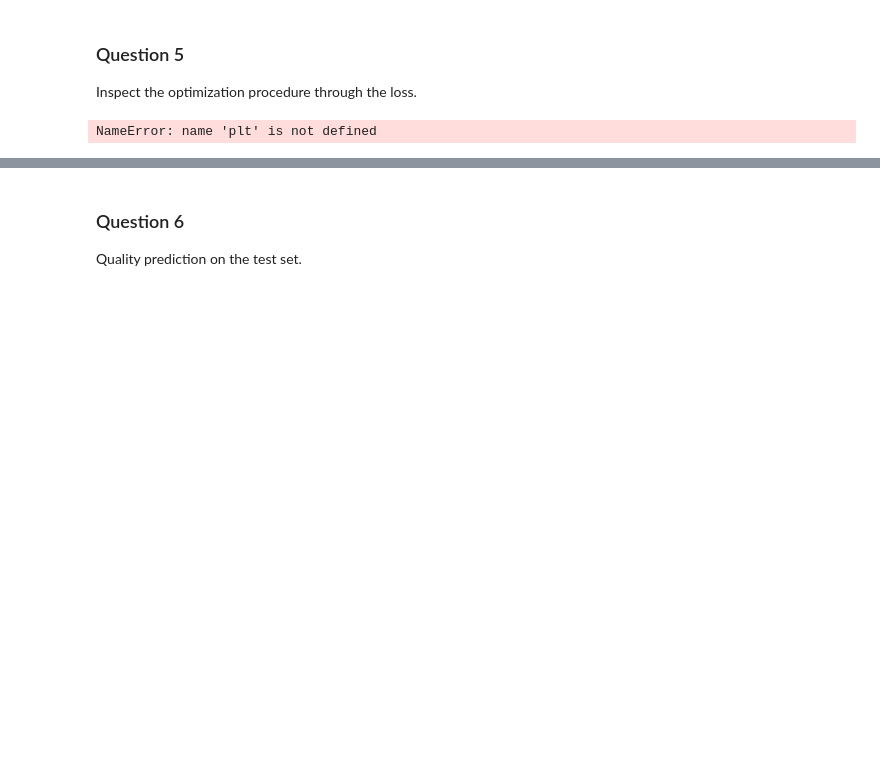
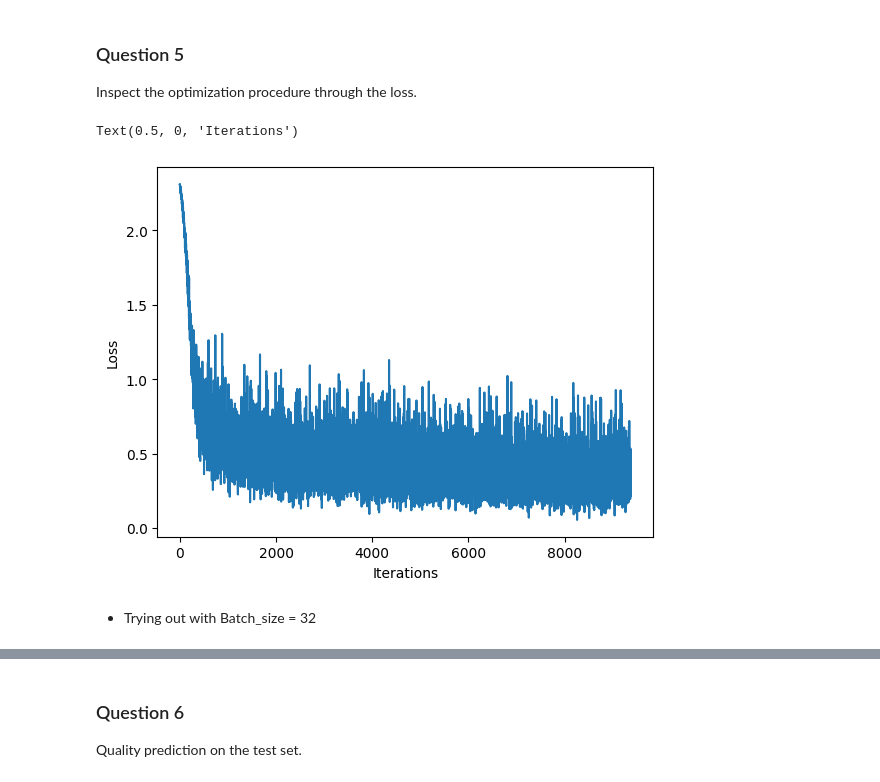
Before and after one commit to shreykharbanda31/Fundamentals-of-Machine-Learning-S24, a Jupyter notebook: tp_cnn_student_shrey.ipynb, the cells around one changed output, grey strips where cells are left out. Drawn from its saved outputs; the diff is of its cells as text; code cells hidden in the pictures; blank space fills up the shorter version.

```diff
--- a/tp_cnn_student_shrey.ipynb
+++ b/tp_cnn_student_shrey.ipynb
@@ -128,18 +107,21 @@ class ConvNet(nn.Module):
             #4 is the output channel so we have 4 kernels being learned
 
             # Defining a 2D convolution layer with a kernel of size 3; padding 1, and stride 1.
-            # to do
+            nn.Conv2d(in_channels=1, out_channels=4, kernel_size=3, stride=1, padding=1),
+            nn.ReLU(),
 
             # Defining another 2D convolution layer
-
+            nn.Conv2d(in_channels=4, out_channels=8, kernel_size=3, stride=1, padding=1),
+            nn.ReLU()
         )
         # Define one linear layer
         self.linear_layers = Sequential(
             Flatten(),
-            # to do
+            nn.Linear(8 * 28 * 28, 10)
         )
 
     # Defining the forward pass
     def forward(self, x):
-        z =  # to do
+        z = self.cnn_layers(x)
+        z = self.linear_layers(z)
         return z
@@ -170,14 +150,14 @@ for t in range(epochs):
         optimizer.zero_grad()
 
         # Evaluate the loss
-        outputs = # to do
-        loss = # to do
+        outputs = convnet(inputs)
+        loss = criterion(outputs, labels)
 
         # backward propagation
-        # to do
+        loss.backward()
 
         # One optimization step
-        # to do
+        optimizer.step()
 
         losses.append(loss.item())
 
@@ -192,7 +188,10 @@ SyntaxError: invalid syntax (2422636858.py, line 21)
 Inspect the optimization procedure through the loss.
 # %%
 plt.plot(losses)
-plt.xlabel("Loss")
-plt.ylabel("Iterations")
+plt.ylabel("Loss")
+plt.xlabel("Iterations")
 # %% [output]
-NameError: name 'plt' is not defined
+Text(0.5, 0, 'Iterations')
+[figure, added]
+# %% [markdown]
+- Trying out with Batch_size = 32
```
Also changed, not shown: parts of 25 cells of this notebook.
